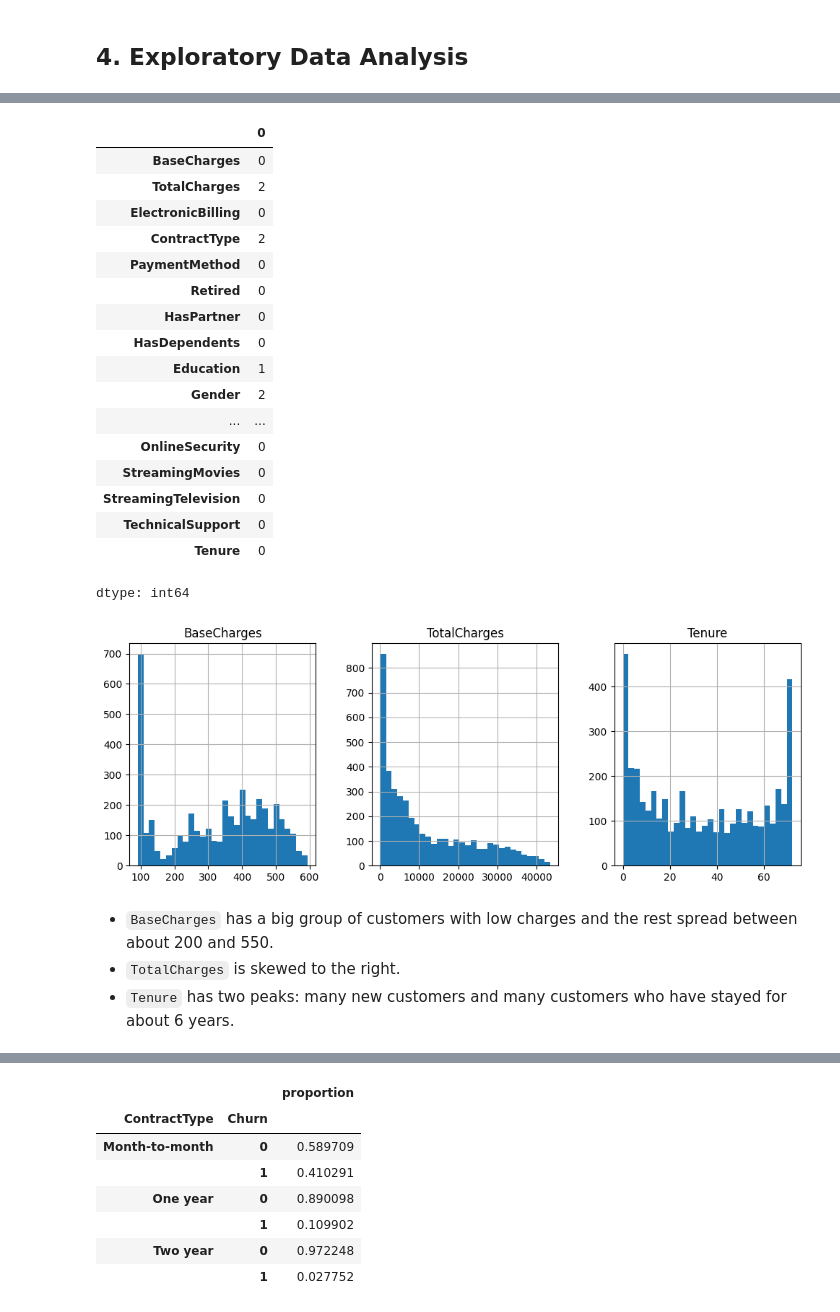
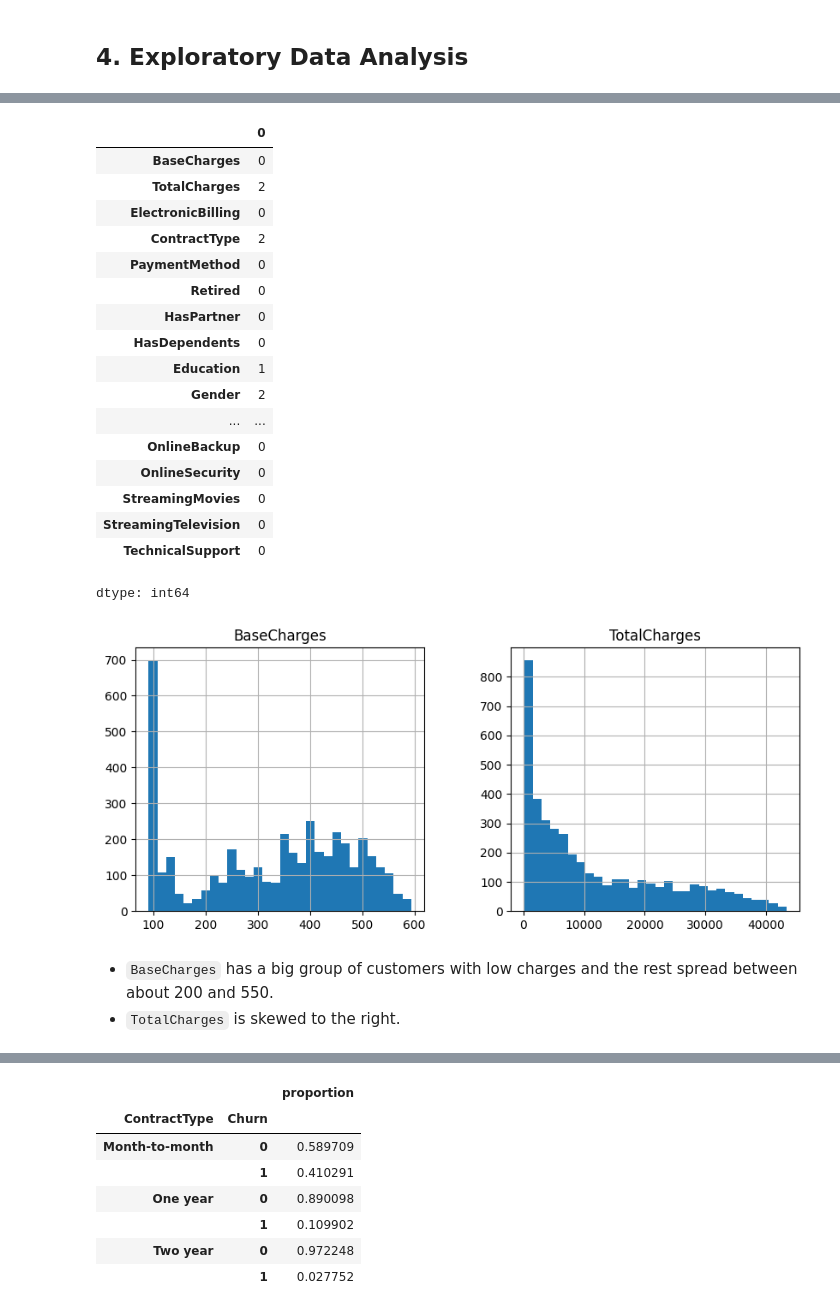
Before and after one commit to samnocera05-ui/mis433, a Jupyter notebook: churn_prediction.ipynb, the cells around one changed output, grey strips where cells are left out. Saved outputs shown, nothing was run; the diff lists cells and outputs as text; code cells hidden in the pictures.

```diff
--- a/churn_prediction.ipynb
+++ b/churn_prediction.ipynb
@@ -322,11 +325,6 @@ The services table is not tidy: each customer has 9 rows, and the variable names
 ### Tidy the services table
 # %%
 # pivot the services table from long to wide: one row per customer, one column per type of service
-df_services_wide = (
-    df_services
-    .pivot(index='CustomerNo', columns='TypeOfService', values='SeviceDetails')
-    .reset_index()
-)
-df_services_wide.columns.name = None
+df_services_wide = df_services.pivot(index='CustomerNo', columns='TypeOfService', values='SeviceDetails').reset_index()
 df_services_wide.head()
 # %% [output]
@@ -391,11 +384,0 @@ df.head()
-# %%
-# convert the two date columns and calculate tenure in months
-def add_tenure(d):
-    doc = pd.to_datetime(d['DOC'], format='%d-%m-%Y')
-    doe = pd.to_datetime(d['DOE'], format='%d-%b-%y')
-    d['Tenure'] = (doc - doe).dt.days / 30
-    return d
-
-df = add_tenure(df)
-df_test = add_tenure(df_test)
-df['Tenure'].describe()
@@ -504,19 +463,18 @@ df_test.isnull().sum()
 | Education | 1 |
 | Gender | 2 |
 | ... | ... |
+| OnlineBackup | 0 |
 | OnlineSecurity | 0 |
 | StreamingMovies | 0 |
 | StreamingTelevision | 0 |
 | TechnicalSupport | 0 |
-| Tenure | 0 |
 dtype: int64
 # %%
-# histograms for the numerical variables
-df[['BaseCharges', 'TotalCharges', 'Tenure']].hist(figsize=(12, 4), bins=30, layout=(1, 3))
+# histograms for the two charges variables
+df[['BaseCharges', 'TotalCharges']].hist(figsize=(10,4), bins=30)
 plt.show()
 # %% [output]
-[figure, old version]
+[figure, new version]
 # %% [markdown]
 - `BaseCharges` has a big group of customers with low charges and the rest spread between about 200 and 550.
 - `TotalCharges` is skewed to the right.
-- `Tenure` has two peaks: many new customers and many customers who have stayed for about 6 years.
```
Also changed, not shown: parts of 113 cells of this notebook.
